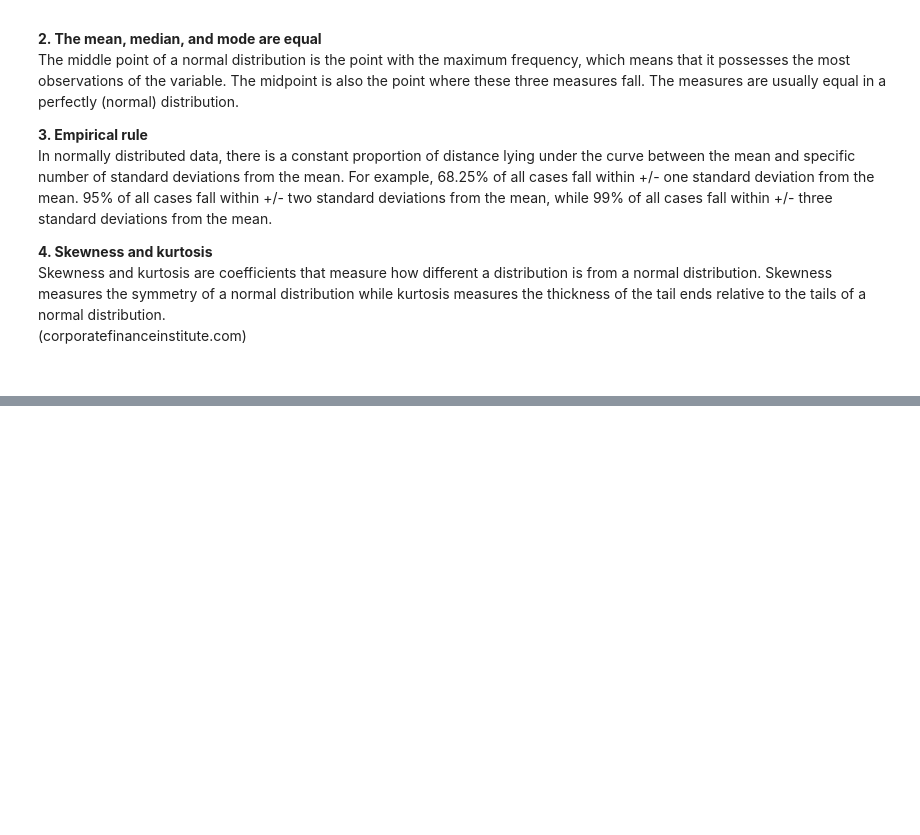
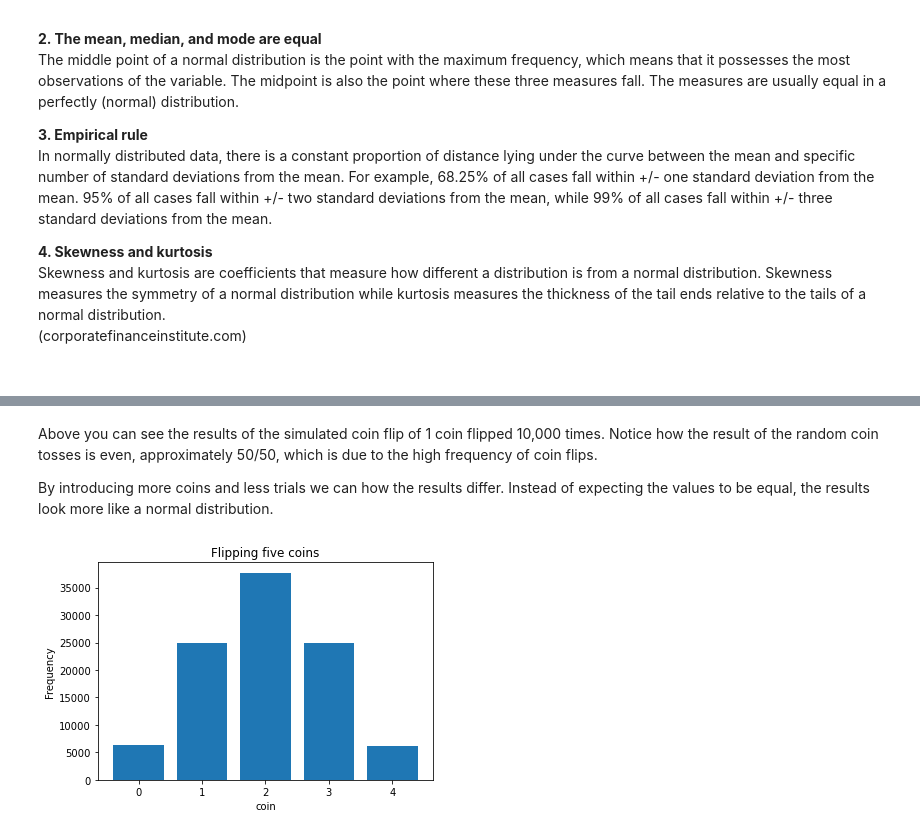
Before and after one commit to JTohall/Fundamentals_of_DataAnalysis, a Jupyter notebook: Normal Distribution Notebook.ipynb, the cells around one changed output, grey strips where cells are left out. Cells and saved outputs as stored; diff of their text form; code cells hidden in the pictures; blank space fills up the shorter version.

```diff
--- a/Normal Distribution Notebook.ipynb
+++ b/Normal Distribution Notebook.ipynb
@@ -197,0 +232,27 @@ As you can see in the image below, two dice are being used, as the rolls increas
+# %% [markdown]
+Above you can see the results of the simulated coin flip of 1 coin flipped 10,000 times. Notice how the result of the random coin tosses is even, approximately 50/50, which is due to the high frequency of coin flips.<br/>
+
+By introducing more coins and less trials we can how the results differ. Instead of expecting the values to be equal, the results look more like a normal distribution.
+# %%
+# Flipping 100 coins
+
+# The number of coins we are to flip. We are flipping 5 coins but the program will start counting from 0 so therefore 4
+# will give us 5 coins.
+coins = 4
+
+# Number of trials to run.
+trials = 100000
+
+# Run the trials.
+heads = np.random.binomial(coins, 0.5, trials)
+
+# Count the unique values in the returned list.
+vals, counts = np.unique(heads, return_counts=True)
+
+plt.title("Flipping five coins")
+plt.xlabel ("coin")
+plt.ylabel ("Frequency")
+
+plt.bar(vals, counts);
+# %% [output]
+[figure, added]
```
Also changed, not shown: parts of 13 cells of this notebook.
